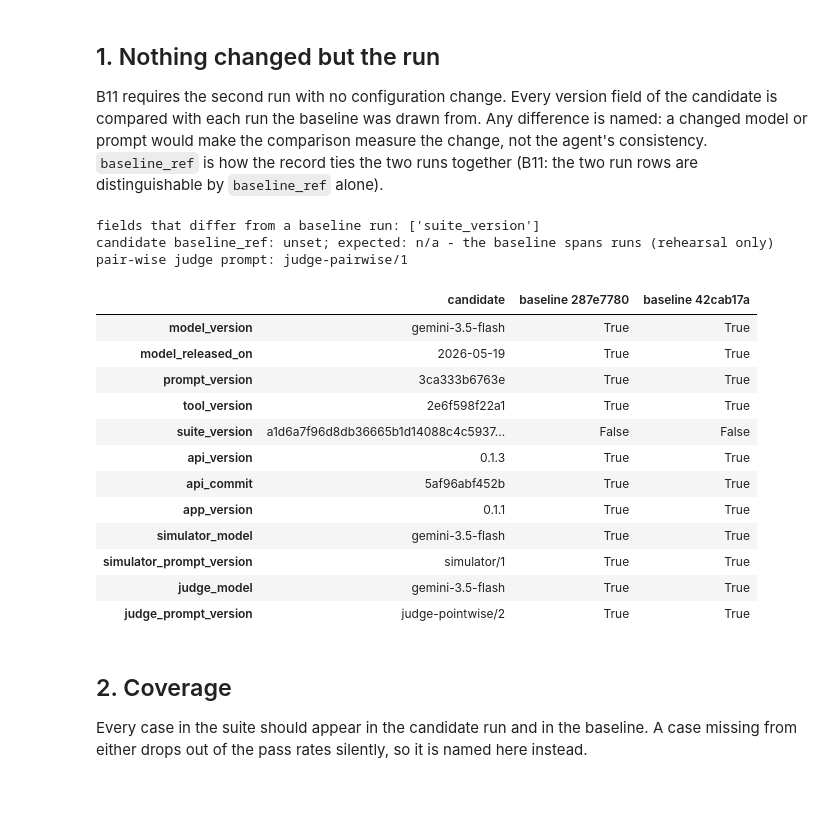
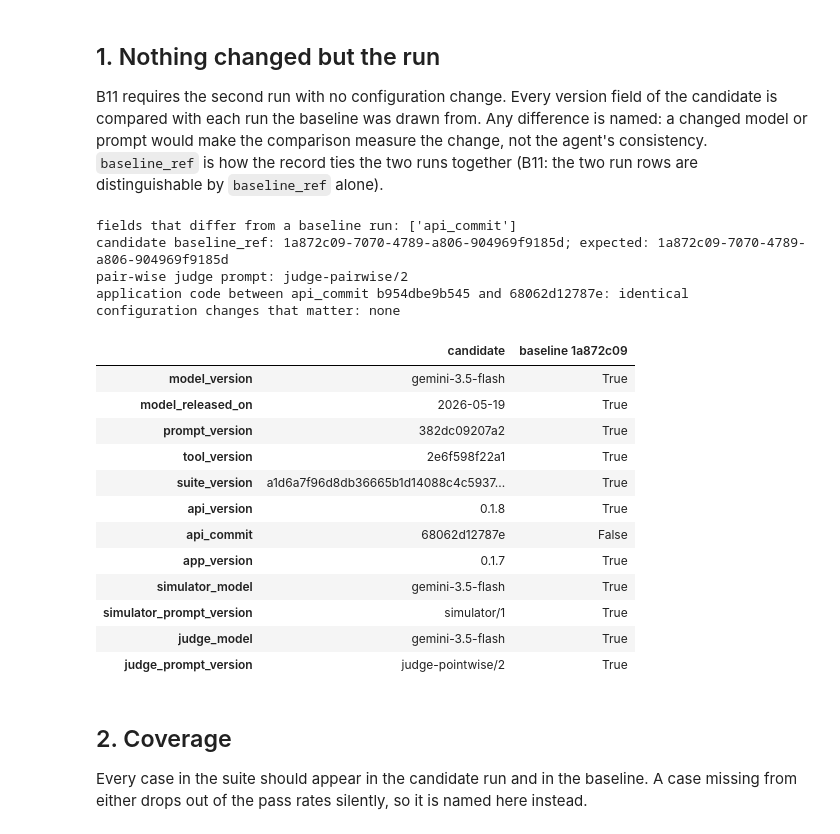
Before and after one commit to dfuh18/trip_tonic-regression-testing, a Jupyter notebook: notebooks/sim/04_regress.ipynb, the cells around one changed output. Saved outputs shown, nothing was run; the diff lists cells and outputs as text; code cells hidden in the pictures; blank space fills up the shorter version.

```diff
--- a/notebooks/sim/04_regress.ipynb
+++ b/notebooks/sim/04_regress.ipynb
@@ -36,10 +36,10 @@ pd.set_option("display.max_rows", 200)
 pd.set_option("display.max_colwidth", 90)
 
 # --- parameters -------------------------------------------------------------
-# The candidate run. The value below is a pipeline rehearsal: a full n = 1 run
-# of all 31 cases, compared against the TEST baseline 03_baseline wrote.
-CANDIDATE_RUN_ID = "5f4f6841-88e6-4a65-8faa-a2b5a680c221"
-BASELINE_FILE = cmp.RUNS_DIR / "baseline_test.json"
+# The candidate run: B11, run e097f78e (2026-09-26, 31 cases at full n), compared
+# against the author's adopted baseline (B10 run 1a872c09, D96).
+CANDIDATE_RUN_ID = "e097f78e-3326-4aea-acaa-0b904d3b0a1c"
+BASELINE_FILE = cmp.ADOPTED_BASELINE
 # ---------------------------------------------------------------------------
 
 TEST = cmp.is_test_baseline(BASELINE_FILE)
@@ -75,37 +75,55 @@ by `baseline_ref` alone).
 # %%
 VERSION_FIELDS = ["model_version", "model_released_on", "prompt_version", "tool_version",
                   "suite_version", "api_version", "api_commit", "app_version",
                   "simulator_model", "simulator_prompt_version", "judge_model", "judge_prompt_version"]
 row_of = lambda r: db.admin().table("study_runs").select("*").eq("id", r).execute().data[0]
 cand = row_of(CANDIDATE_RUN_ID)
 parity = pd.DataFrame({
     f"baseline {r[:8]}": {f: row_of(r)[f] == cand[f] for f in VERSION_FIELDS} for r in baseline["runs"]
 })
 parity.insert(0, "candidate", [cand[f] for f in VERSION_FIELDS])
 changed = {f for f in VERSION_FIELDS if not parity.loc[f].iloc[1:].all()}
 print(f"fields that differ from a baseline run: {sorted(changed) or 'none'}")
 expected_ref = baseline["runs"][0] if len(baseline["runs"]) == 1 else None
 print(f"candidate baseline_ref: {cand.get('baseline_ref') or 'unset'}; "
       f"expected: {expected_ref or 'n/a - the baseline spans runs (rehearsal only)'}")
-print(f"pair-wise judge prompt: {load_prompt('judge_pairwise_v1').version}")
+print(f"pair-wise judge prompt: {cmp._judge_identity()[1]}")
+
+# A differing api_commit is not a configuration change when the application code
+# is identical between the two commits: the API is rebuilt from a newer harness
+# commit, not from changed agent code. Proven here from git, not assumed.
+import subprocess
+repo = pathlib.Path.cwd().resolve().parents[2]
+app_diff = ""
+if "api_commit" in changed:
+    base_commit = row_of(baseline["runs"][0])["api_commit"]
+    app_diff = subprocess.run(["git", "diff", "--stat", base_commit, cand["api_commit"], "--",
+                               "apps", "packages", "supabase"],
+                              capture_output=True, text=True, cwd=repo).stdout.strip()
+    print(f"application code between api_commit {base_commit} and {cand['api_commit']}: "
+          f"{'identical' if not app_diff else 'CHANGED'}")
+substantive = changed - ({"api_commit"} if "api_commit" in changed and not app_diff else set())
+print(f"configuration changes that matter: {sorted(substantive) or 'none'}")
 parity
 # %% [output]
-fields that differ from a baseline run: ['suite_version']
-candidate baseline_ref: unset; expected: n/a - the baseline spans runs (rehearsal only)
-pair-wise judge prompt: judge-pairwise/1
+fields that differ from a baseline run: ['api_commit']
+candidate baseline_ref: 1a872c09-7070-4789-a806-904969f9185d; expected: 1a872c09-7070-4789-a806-904969f9185d
+pair-wise judge prompt: judge-pairwise/2
+application code between api_commit b954dbe9b545 and 68062d12787e: identical
+configuration changes that matter: none
-|  | candidate | baseline 287e7780 | baseline 42cab17a |
-| model_version | gemini-3.5-flash | True | True |
-| model_released_on | 2026-05-19 | True | True |
-| prompt_version | 3ca333b6763e | True | True |
-| tool_version | 2e6f598f22a1 | True | True |
-| suite_version | a1d6a7f96d8db36665b1d14088c4c5937... | False | False |
-| api_version | 0.1.3 | True | True |
-| api_commit | 5af96abf452b | True | True |
-| app_version | 0.1.1 | True | True |
-| simulator_model | gemini-3.5-flash | True | True |
-| simulator_prompt_version | simulator/1 | True | True |
-| judge_model | gemini-3.5-flash | True | True |
-| judge_prompt_version | judge-pointwise/2 | True | True |
+|  | candidate | baseline 1a872c09 |
+| model_version | gemini-3.5-flash | True |
+| model_released_on | 2026-05-19 | True |
+| prompt_version | 382dc09207a2 | True |
+| tool_version | 2e6f598f22a1 | True |
+| suite_version | a1d6a7f96d8db36665b1d14088c4c5937... | True |
+| api_version | 0.1.8 | True |
+| api_commit | 68062d12787e | False |
+| app_version | 0.1.7 | True |
+| simulator_model | gemini-3.5-flash | True |
+| simulator_prompt_version | simulator/1 | True |
+| judge_model | gemini-3.5-flash | True |
+| judge_prompt_version | judge-pointwise/2 | True |
 # %% [markdown]
 ## 2. Coverage
 
```
Also changed, not shown: parts of 13 cells of this notebook, 1 other file.
